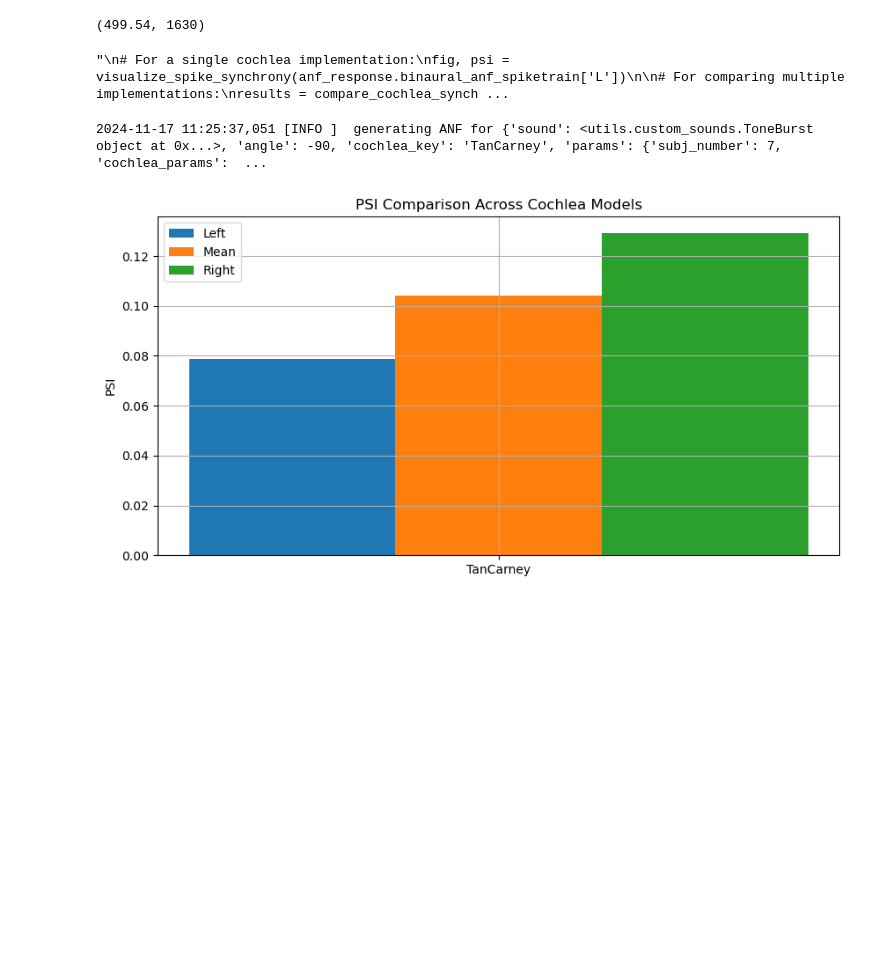
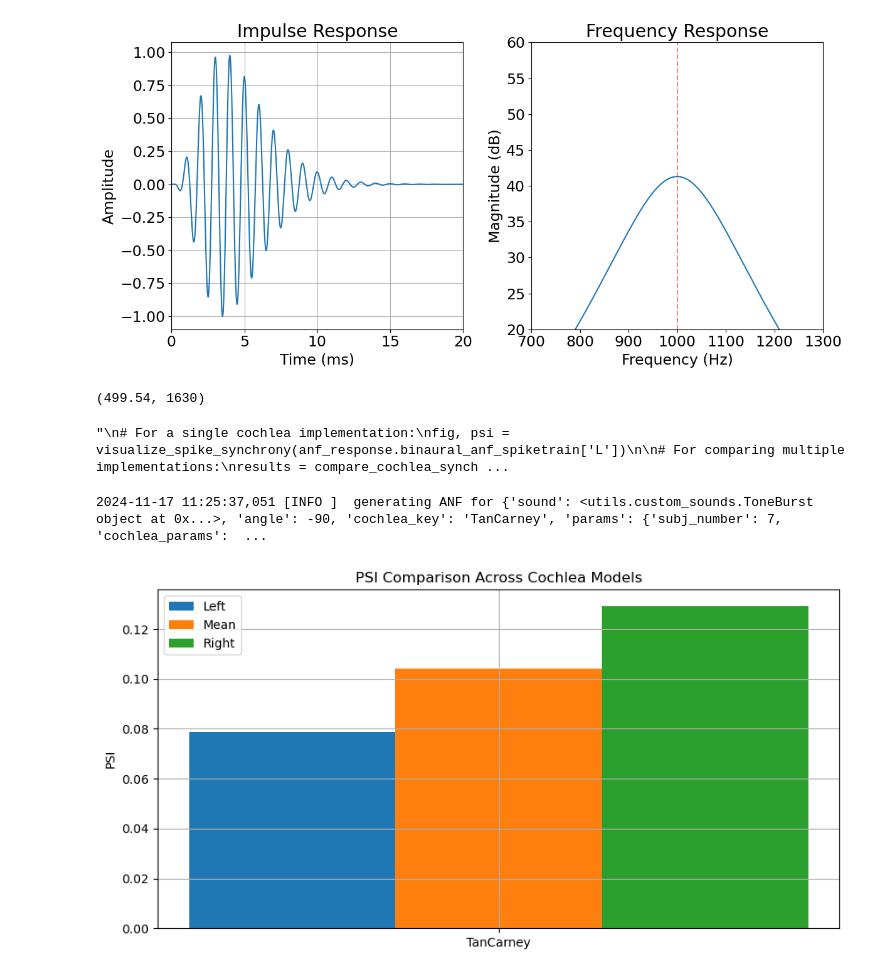
Before and after one commit to pollomarzo/polithesis, a Jupyter notebook: src/explore_cochleas.ipynb, the cells around one changed output. Saved outputs shown, nothing was run; the diff lists cells and outputs as text; code cells hidden in the pictures; blank space fills up the shorter version.

```diff
--- a/src/explore_cochleas.ipynb
+++ b/src/explore_cochleas.ipynb
@@ -557,3 +566,77 @@ selecting 16300 out of 35000 ANFs...
+# %%
+import numpy as np
+import matplotlib.pyplot as plt
+from scipy import signal
+
+def gammatone_impulse_response(t, fc, n=4, b=1.019):
+    """
+    Generate the impulse response of a gammatone filter.
+
+    Parameters:
+    t : array-like
+        Time vector
+    fc : float
+        Center frequency in Hz
+    n : int
+        Filter order (typically 4)
+    b : float
+        Bandwidth parameter (typically 1.019 ERB units)
+    """
+    erb = 24.7 * (4.37 * fc / 1000 + 1)  # ERB scale
+    a = b * 2 * np.pi * erb  # bandwidth in radians/s
+    return t**(n-1) * np.exp(-a * t) * np.cos(2 * np.pi * fc * t)
+
+# Generate time vector
+duration = 0.1  # 100ms for better frequency resolution
+fs = 44100  # sampling frequency
+t = np.linspace(0, duration, int(duration * fs))
+
+# Parameters
+fc = 1000  # center frequency in Hz
+n = 4      # filter order
+
+# Calculate impulse response
+h = gammatone_impulse_response(t, fc, )
+
+# Normalize impulse response
+h = h / np.max(np.abs(h))
+
+# Calculate frequency response
+# Use scipy.signal.freqz for better frequency response calculation
+w, H = signal.freqz(h, worN=8192)
+freqs = w * fs / (2 * np.pi)  # Convert to Hz
+
+# Create plots
+plt.figure(figsize=(12, 6))
+
+# Time domain plot
+plt.subplot(121)
+plt.plot(t * 1000, h)
+plt.title('Impulse Response')
+plt.xlabel('Time (ms)')
+plt.ylabel('Amplitude')
+plt.xlim(0,20)
+plt.grid(True)
+
+# Frequency domain plot
+plt.subplot(122)
+# plt.semilogx(freqs, 20 * np.log10(np.abs(H)))
+plt.plot(freqs,20 * np.log10(np.abs(H)))
+plt.title('Frequency Response')
+plt.xlabel('Frequency (Hz)')
+plt.ylabel('Magnitude (dB)')
+plt.grid(False)
+plt.xlim(700, 1300)
+plt.ylim(20, 60)
+
+# # Add vertical line at center frequency
+plt.axvline(fc, color='r', linestyle='--', alpha=0.5, label=f'fc={fc} Hz')
+# plt.legend()
+
+plt.tight_layout()
+plt.show()
+# %% [output]
+[figure, added]
 # %%
 cf = np.round(np.logspace(np.log(20), np.log(20000), num=3500, base=np.exp(1)), 2)
 
```
Also changed, not shown: parts of 7 cells of this notebook, 6 other files.
